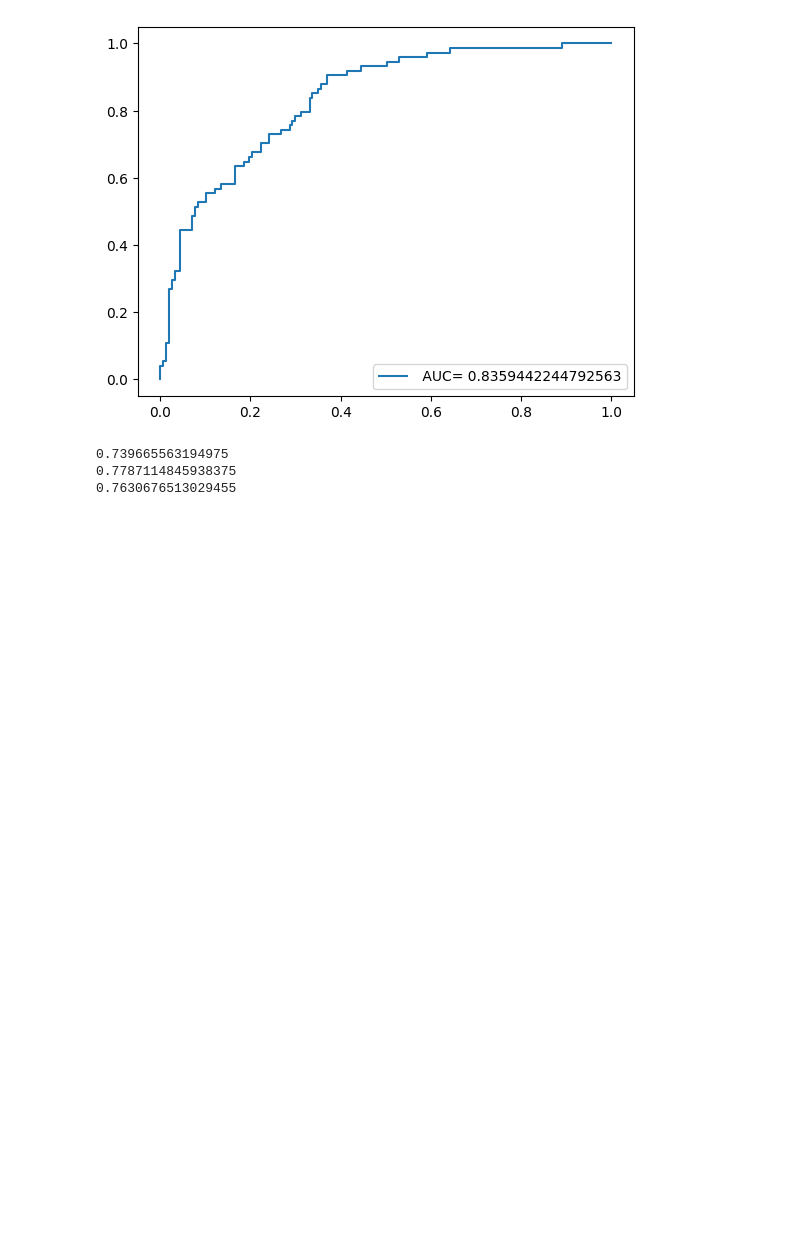
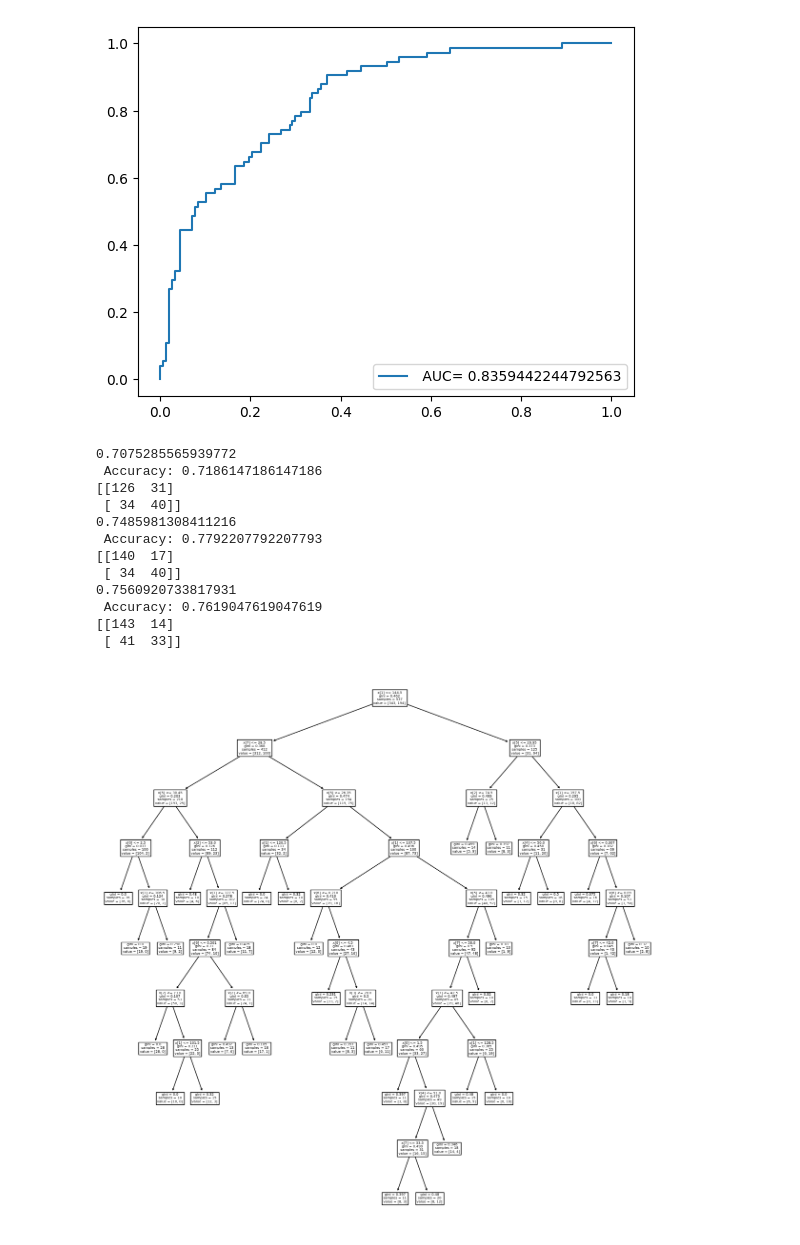
Before and after one commit to egorgrinevich/TMS_projects, a Jupyter notebook: Diabet_Tree.ipynb, the cells around one changed output. Cells and saved outputs as stored; diff of their text form; code cells hidden in the pictures; blank space fills up the shorter version.

Commit message:
DecisionTreeClassifier

```diff
--- a/Diabet_Tree.ipynb
+++ b/Diabet_Tree.ipynb
@@ -70,22 +70,55 @@ plt.show()
 # %%
 from sklearn.model_selection import cross_val_score
 from sklearn.datasets import make_blobs
 from sklearn.ensemble import RandomForestClassifier
 from sklearn.ensemble import ExtraTreesClassifier
 from sklearn.tree import DecisionTreeClassifier
+from sklearn import tree
 
-clf_DTC = DecisionTreeClassifier(max_depth=None, min_samples_split=100, random_state=0)
-scores = cross_val_score(clf_DTC, x, y, cv=5)
+clf_DTC = DecisionTreeClassifier(max_depth=10, min_samples_split=10, min_samples_leaf=10, random_state=0)
+clf_DTC.fit(x_train, y_train)
+scores = cross_val_score(clf_DTC, x_train, y_train, cv=5)
 print(scores.mean())
+test_predictions = clf_DTC.predict(x_test)
+cnf_matrix = metrics.confusion_matrix(y_test, test_predictions)
+print(" Accuracy:",metrics.accuracy_score (y_test, test_predictions))
+#print (metrics.classification_report(y_test, test_predictions))
+print (cnf_matrix)
+plt.figure(figsize=(15, 15))
+tree.plot_tree(clf_DTC)
 
 clf_RFC = RandomForestClassifier(n_estimators=100, max_depth=None, min_samples_split=2, random_state=0)
-scores = cross_val_score(clf_RFC, x, y, cv=5)
+clf_RFC.fit(x_train, y_train)
+scores = cross_val_score(clf_RFC, x_train, y_train, cv=5)
 print(scores.mean())
+test_predictions = clf_RFC.predict(x_test)
+cnf_matrix = metrics.confusion_matrix(y_test, test_predictions)
+print(" Accuracy:",metrics.accuracy_score (y_test, test_predictions))
+#print (metrics.classification_report(y_test, test_predictions))
+print (cnf_matrix)
 
-clf_ETC = ExtraTreesClassifier(n_estimators=100, max_depth=None, min_samples_split=2, random_state=0)
-scores = cross_val_score(clf_ETC, x, y, cv=5)
+
+
+clf_ETC = ExtraTreesClassifier(n_estimators=100, max_depth=None, min_samples_split=2, max_leaf_nodes=40, random_state=0)
+clf_ETC.fit(x_train, y_train)
+scores = cross_val_score(clf_ETC, x_train, y_train, cv=5)
 print(scores.mean() )
+test_predictions = clf_ETC.predict(x_test)
+cnf_matrix = metrics.confusion_matrix(y_test, test_predictions)
+print(" Accuracy:",metrics.accuracy_score (y_test, test_predictions))
+#print (metrics.classification_report(y_test, test_predictions))
+print (cnf_matrix)
 # %% [output]
-0.739665563194975
-0.7787114845938375
-0.7630676513029455
+0.7075285565939772
+ Accuracy: 0.7186147186147186
+[[126  31]
+ [ 34  40]]
+0.7485981308411216
+ Accuracy: 0.7792207792207793
+[[140  17]
+ [ 34  40]]
+0.7560920733817931
+ Accuracy: 0.7619047619047619
+[[143  14]
+ [ 41  33]]
+[figure, added]
```
